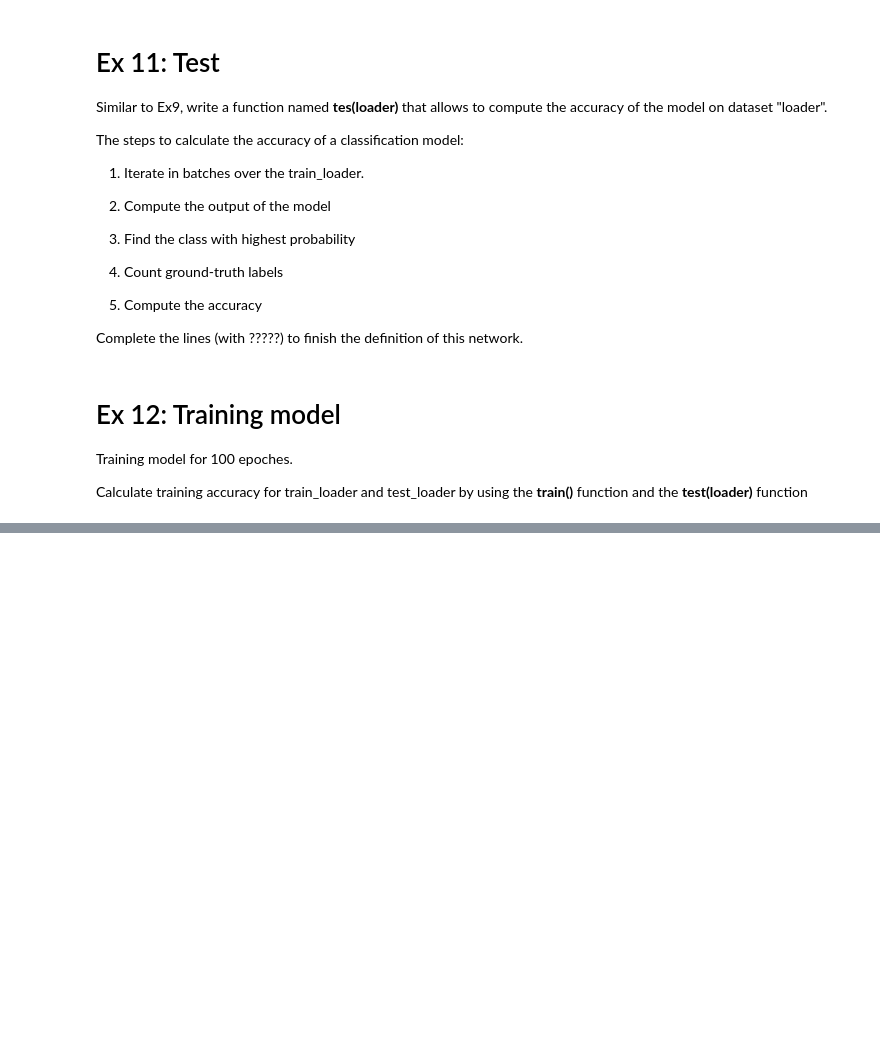
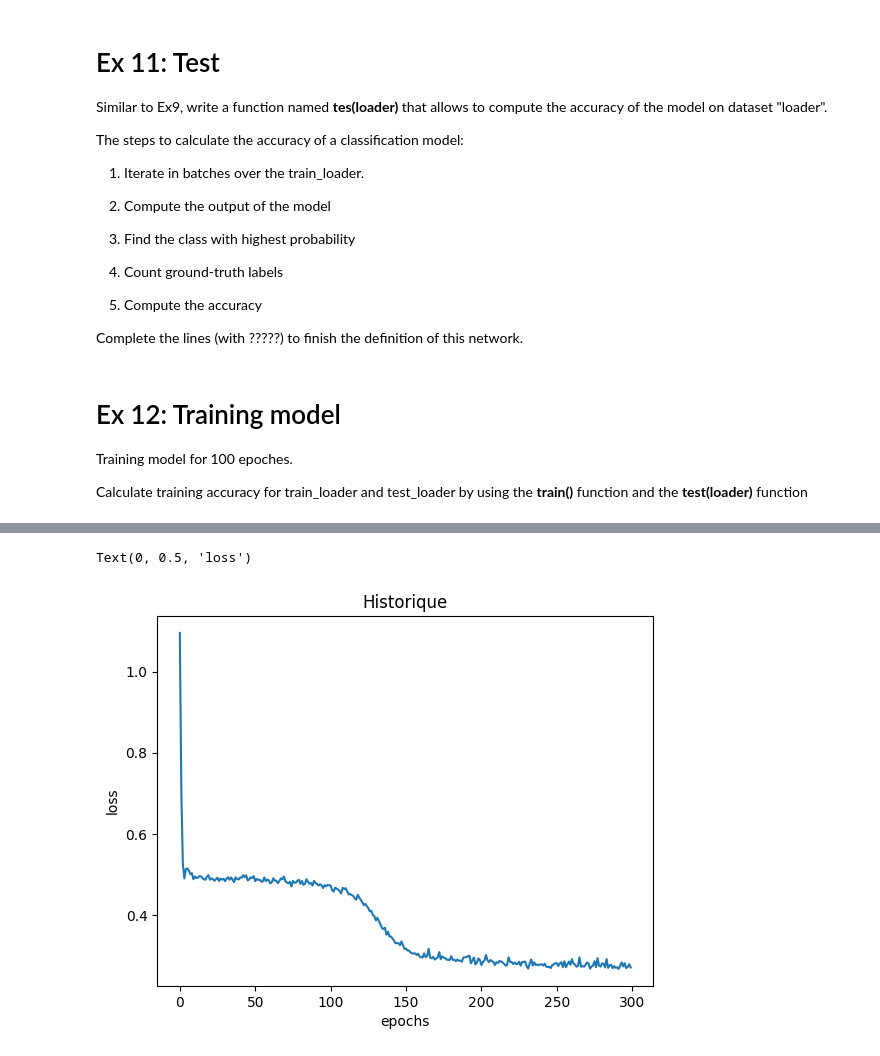
Before and after one commit to Ekliipce/Machine-Learning-for-Biomedical, a Jupyter notebook: molecules/pytorch_geometric_molecules_problem.ipynb, the cells around one changed output, grey strips where cells are left out. Saved outputs shown, nothing was run; the diff lists cells and outputs as text; code cells hidden in the pictures; blank space fills up the shorter version.

Commit message:
train GNN

```diff
--- a/molecules/pytorch_geometric_molecules_problem.ipynb
+++ b/molecules/pytorch_geometric_molecules_problem.ipynb
@@ -362,0 +417,6 @@ from torch_geometric.nn import GCNConv
+# %%
+from torch_geometric.nn import GCNConv
+
+gcn_conv1 = GCNConv(graph_acetic_acid.num_features, 16)
+out = gcn_conv1(graph_acetic_acid.x, graph_acetic_acid.edge_index)
+out.shape
@@ -467,5 +534,12 @@ class Net(torch.nn.Module):
 2. Define an optimizer. You should use the torch.optim.Adam class.
 
 3. Define a loss function. You should use the CrossEntropyLoss class.
+# %%
+from torch.nn import CrossEntropyLoss
+from torch.optim import Adam
+
+model = Net()
+criterion = CrossEntropyLoss()
+optimizer = Adam(model.parameters(), lr=0.001)
 # %%
 print( model)
@@ -533,18 +613,34 @@ def test(loader):
 
      correct = 0
      for data in loader:
-         ########### TODO ####
          # output of the model
-         out =  "??????????????"
+         out =  model.forward(data.x, data.edge_index, batch=data.batch)
+         loss = criterion(out, data.y.long())
          # Use the class with highest probability
-         pred = "?????????"
+         pred = out.argmax(dim=1)
 
          # Check against ground-truth labels
          correct += int((pred == data.y).sum())
-     return correct / len(loader.dataset)
+     correct /= len(loader.dataset)
+     return correct
 # %% [markdown]
 # Ex 12: Training model
 
 Training model for 100 epoches.
 
 Calculate training accuracy for train_loader and test_loader by using the **train()** function and the **test(loader)** function
+# %%
+EPOCHS = 300
+
+train_loss_list = []
+
+for epoch in range(EPOCHS):
+    train_loss = train(train_loader)
+
+    #Idealy we should create a validation dataset
+    test_accuracy= test(test_loader)
+
+    train_loss_list.append(train_loss)
+
+    if (epoch % 10 == 0):
+      print(f'Epoch {epoch}, Train Loss: {train_loss} Test Accuracy: {test_accuracy}\n')
@@ -550,0 +665,8 @@ Calculate training accuracy for train_loader and test_loader by using the **trai
+# %%
+plt.title("Historique")
+plt.plot(train_loss_list)
+plt.xlabel("epochs")
+plt.ylabel("loss")
+# %% [output]
+Text(0, 0.5, 'loss')
+[figure, added]
```
Also changed, not shown: parts of 32 cells of this notebook.
